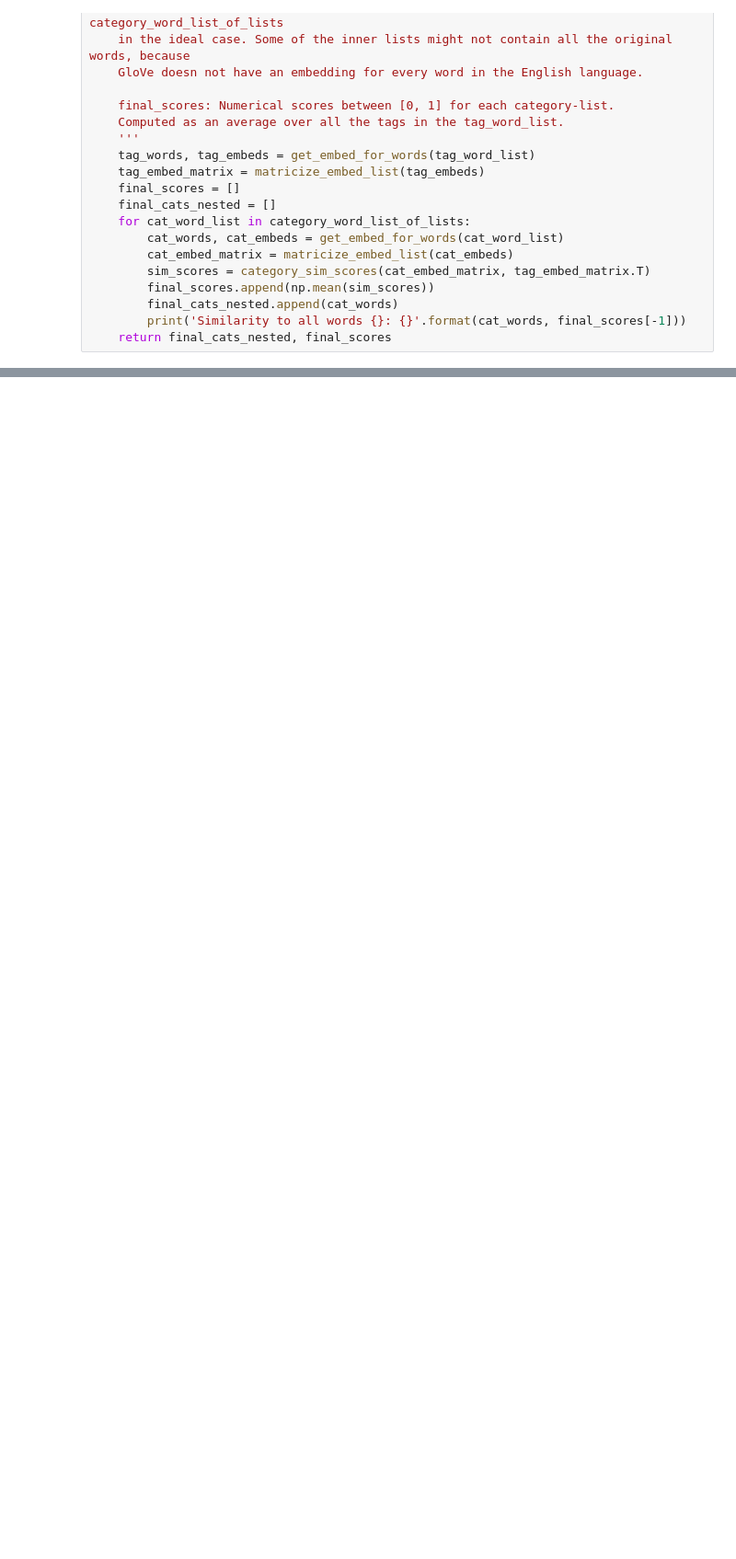
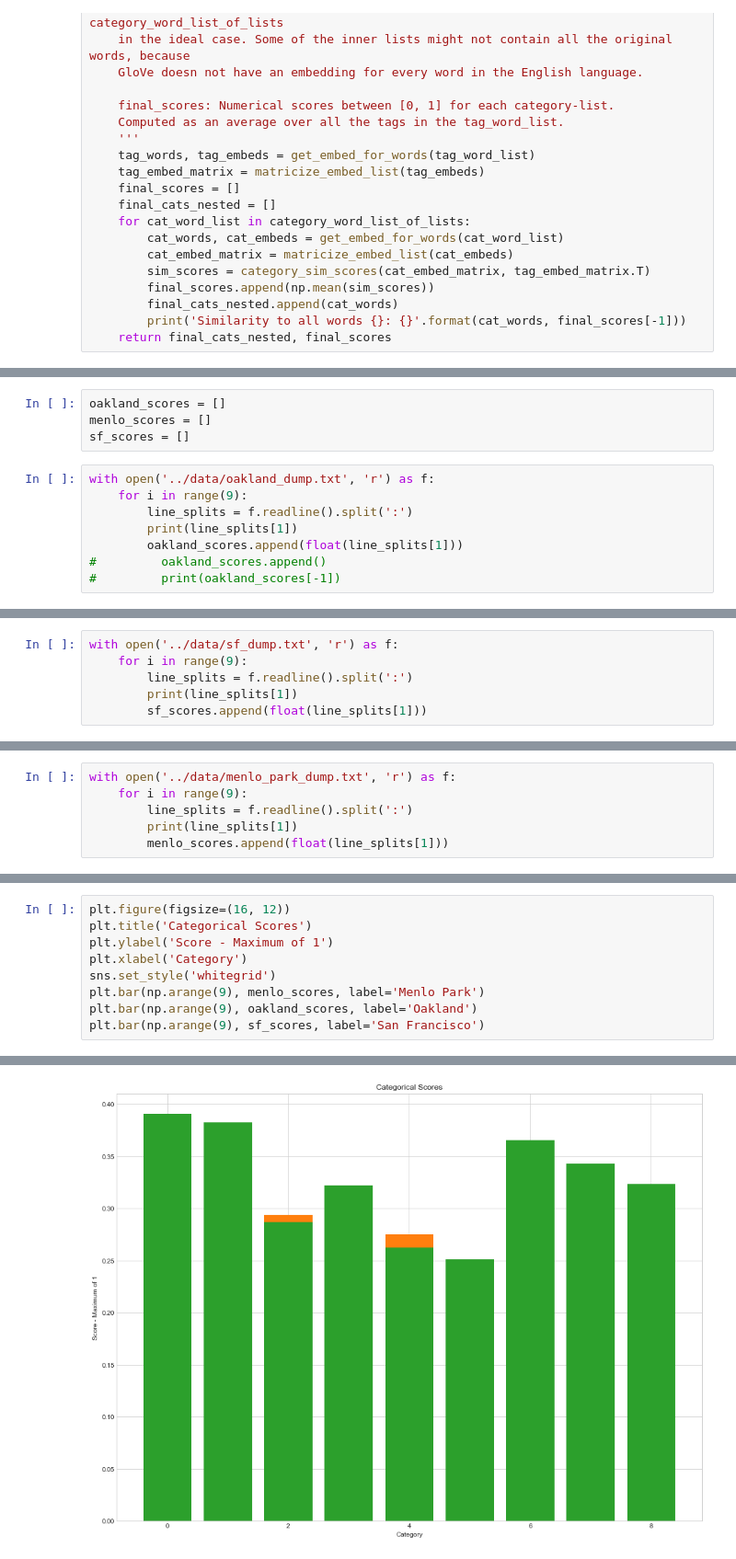
Before and after one commit to akhiljalan/ctsp-open-data, a Jupyter notebook: CTSP/code/glove-tag-comparison.ipynb, the cells around one changed output, grey strips where cells are left out. Shown at 92% size. Drawn from its saved outputs; the diff is of its cells as text; blank space fills up the shorter version.

```diff
--- a/CTSP/code/glove-tag-comparison.ipynb
+++ b/CTSP/code/glove-tag-comparison.ipynb
@@ -277,0 +420,12 @@ np.size(np.random.randn(5, 5, 5))
+# %%
+oakland_scores = []
+menlo_scores = []
+sf_scores = []
+# %%
+with open('../data/oakland_dump.txt', 'r') as f:
+    for i in range(9):
+        line_splits = f.readline().split(':')
+        print(line_splits[1])
+        oakland_scores.append(float(line_splits[1]))
+#         oakland_scores.append()
+#         print(oakland_scores[-1])
@@ -277,0 +462,6 @@ np.size(np.random.randn(5, 5, 5))
+# %%
+with open('../data/sf_dump.txt', 'r') as f:
+    for i in range(9):
+        line_splits = f.readline().split(':')
+        print(line_splits[1])
+        sf_scores.append(float(line_splits[1]))
@@ -277,0 +498,6 @@ np.size(np.random.randn(5, 5, 5))
+# %%
+with open('../data/menlo_park_dump.txt', 'r') as f:
+    for i in range(9):
+        line_splits = f.readline().split(':')
+        print(line_splits[1])
+        menlo_scores.append(float(line_splits[1]))
@@ -277,0 +534,10 @@ np.size(np.random.randn(5, 5, 5))
+# %%
+plt.figure(figsize=(16, 12))
+plt.title('Categorical Scores')
+plt.ylabel('Score - Maximum of 1')
+plt.xlabel('Category')
+sns.set_style('whitegrid')
+plt.bar(np.arange(9), menlo_scores, label='Menlo Park')
+plt.bar(np.arange(9), oakland_scores, label='Oakland')
+plt.bar(np.arange(9), sf_scores, label='San Francisco')
+# %% [output]
@@ -277,0 +545 @@ np.size(np.random.randn(5, 5, 5))
+[figure, added]
```
Also changed, not shown: parts of 64 cells of this notebook, 6 other files.
